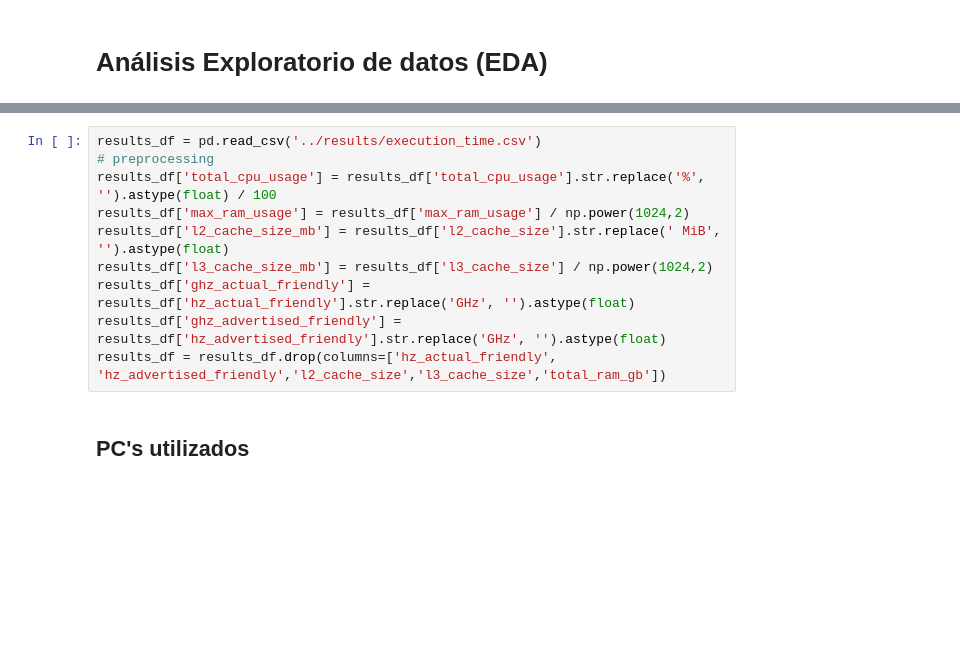
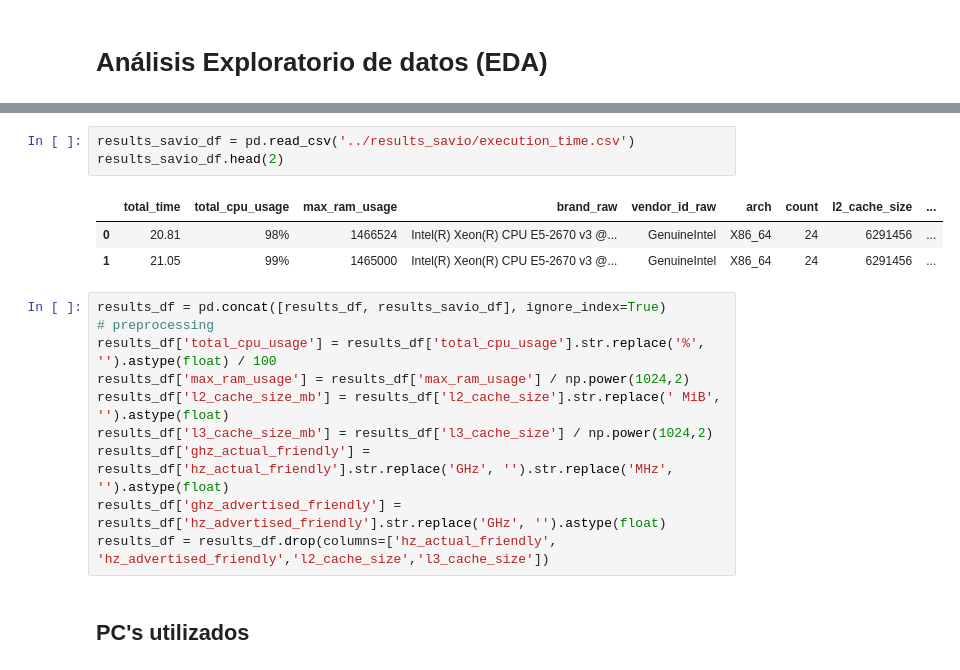
Before and after one commit to FrancoCabezasPoblete/resource-prediction-study, a Jupyter notebook: notebooks/eda.ipynb, the cells around one changed output, grey strips where cells are left out. Drawn from its saved outputs; the diff is of its cells as text; blank space fills up the shorter version.

```diff
--- a/notebooks/eda.ipynb
+++ b/notebooks/eda.ipynb
@@ -10,13 +17,20 @@ import numpy as np
+# %%
+results_savio_df = pd.read_csv('../results_savio/execution_time.csv')
+results_savio_df.head(2)
+# %% [output]
+|  | total_time | total_cpu_usage | max_ram_usage | brand_raw | vendor_id_raw | arch | count | l2_cache_size | ... |
+| 0 | 20.81 | 98% | 1466524 | Intel(R) Xeon(R) CPU E5-2670 v3 @... | GenuineIntel | X86_64 | 24 | 6291456 | ... |
+| 1 | 21.05 | 99% | 1465000 | Intel(R) Xeon(R) CPU E5-2670 v3 @... | GenuineIntel | X86_64 | 24 | 6291456 | ... |
 # %%
-results_df = pd.read_csv('../results/execution_time.csv')
+results_df = pd.concat([results_df, results_savio_df], ignore_index=True)
 # preprocessing
 results_df['total_cpu_usage'] = results_df['total_cpu_usage'].str.replace('%', '').astype(float) / 100
 results_df['max_ram_usage'] = results_df['max_ram_usage'] / np.power(1024,2)
 results_df['l2_cache_size_mb'] = results_df['l2_cache_size'].str.replace(' MiB', '').astype(float)
 results_df['l3_cache_size_mb'] = results_df['l3_cache_size'] / np.power(1024,2)
-results_df['ghz_actual_friendly'] = results_df['hz_actual_friendly'].str.replace('GHz', '').astype(float)
+results_df['ghz_actual_friendly'] = results_df['hz_actual_friendly'].str.replace('GHz', '').str.replace('MHz', '').astype(float)
 results_df['ghz_advertised_friendly'] = results_df['hz_advertised_friendly'].str.replace('GHz', '').astype(float)
-results_df = results_df.drop(columns=['hz_actual_friendly', 'hz_advertised_friendly','l2_cache_size','l3_cache_size','total_ram_gb'])
+results_df = results_df.drop(columns=['hz_actual_friendly', 'hz_advertised_friendly','l2_cache_size','l3_cache_size'])
 # %% [markdown]
 ## PC's utilizados
 # %%
```
Also changed, not shown: parts of 22 cells of this notebook, 3 other files.
